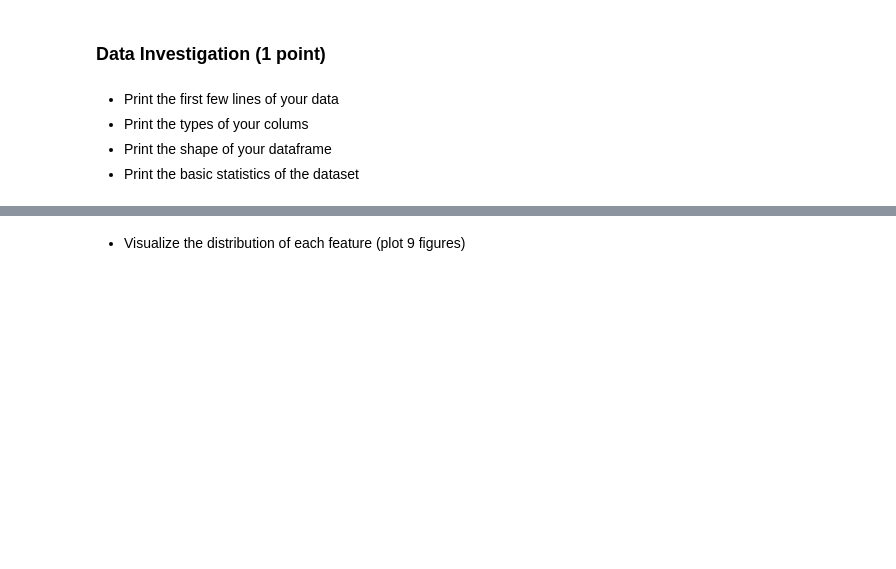
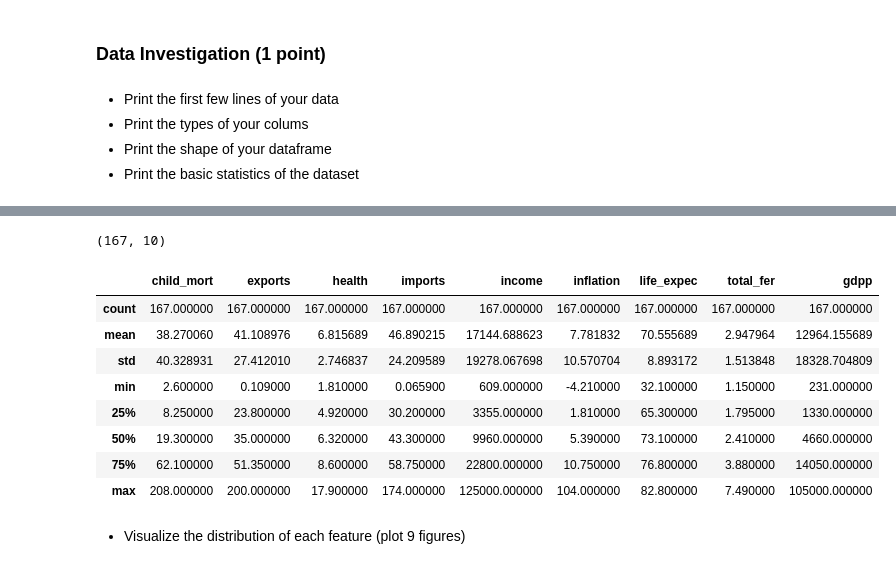
Before and after one commit to rangsimanketkaew/phy371, a Jupyter notebook: Lab4.ipynb, the cells around one changed output, grey strips where cells are left out. Saved outputs shown, nothing was run; the diff lists cells and outputs as text; code cells hidden in the pictures; blank space fills up the shorter version.

```diff
--- a/Lab4.ipynb
+++ b/Lab4.ipynb
@@ -282,2 +305,18 @@ df_country=pd.read_csv('Datasets/country_data.csv')
+# %%
+df_country.shape
+# %% [output]
+(167, 10)
+# %%
+df_country.describe()
+# %% [output]
+|  | child_mort | exports | health | imports | income | inflation | life_expec | total_fer | gdpp |
+| count | 167.000000 | 167.000000 | 167.000000 | 167.000000 | 167.000000 | 167.000000 | 167.000000 | 167.000000 | 167.000000 |
+| mean | 38.270060 | 41.108976 | 6.815689 | 46.890215 | 17144.688623 | 7.781832 | 70.555689 | 2.947964 | 12964.155689 |
+| std | 40.328931 | 27.412010 | 2.746837 | 24.209589 | 19278.067698 | 10.570704 | 8.893172 | 1.513848 | 18328.704809 |
+| min | 2.600000 | 0.109000 | 1.810000 | 0.065900 | 609.000000 | -4.210000 | 32.100000 | 1.150000 | 231.000000 |
+| 25% | 8.250000 | 23.800000 | 4.920000 | 30.200000 | 3355.000000 | 1.810000 | 65.300000 | 1.795000 | 1330.000000 |
+| 50% | 19.300000 | 35.000000 | 6.320000 | 43.300000 | 9960.000000 | 5.390000 | 73.100000 | 2.410000 | 4660.000000 |
+| 75% | 62.100000 | 51.350000 | 8.600000 | 58.750000 | 22800.000000 | 10.750000 | 76.800000 | 3.880000 | 14050.000000 |
+| max | 208.000000 | 200.000000 | 17.900000 | 174.000000 | 125000.000000 | 104.000000 | 82.800000 | 7.490000 | 105000.000000 |
 # %% [markdown]
 - Visualize the distribution of each feature (plot 9 figures)
```
Also changed, not shown: parts of 3 cells of this notebook.
